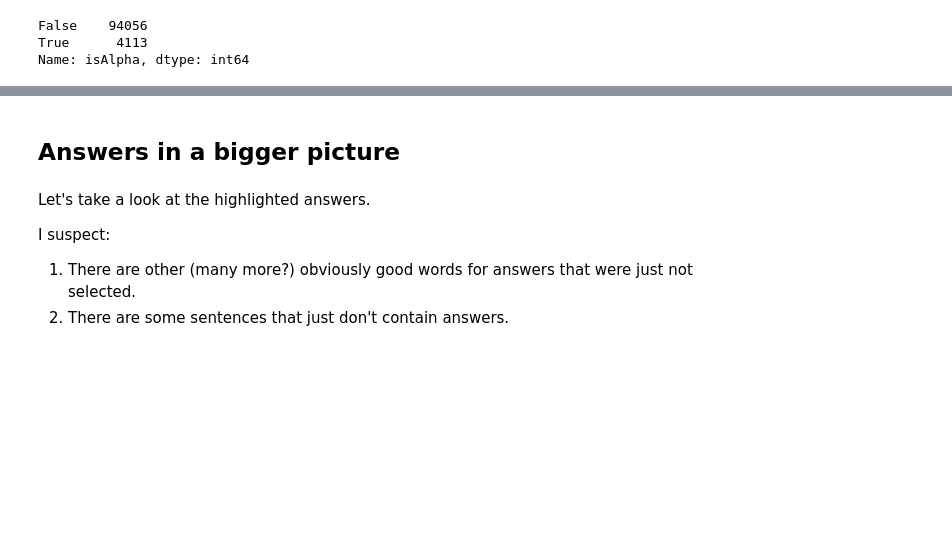
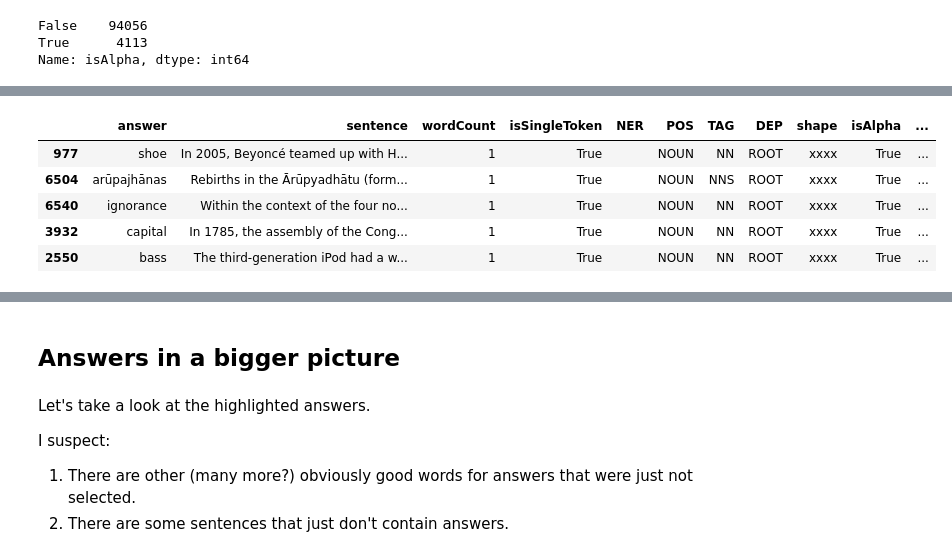
Before and after one commit to KristiyanVachev/Question-Generation, a Jupyter notebook: 01. Data Exploration/SQuADv1.ipynb, the cells around one changed output, grey strips where cells are left out. Saved outputs shown, nothing was run; the diff lists cells and outputs as text; code cells hidden in the pictures; blank space fills up the shorter version.

```diff
--- a/01. Data Exploration/SQuADv1.ipynb
+++ b/01. Data Exploration/SQuADv1.ipynb
@@ -930,0 +965,9 @@ And also, I think I need to explore the difference between answer and a non-answ
+# %%
+answersDf[answersDf['POS'] == 'NOUN'].sample(n=5, random_state=16)
+# %% [output]
+|  | answer | sentence | wordCount | isSingleToken | NER | POS | TAG | DEP | shape | isAlpha | ... |
+| 977 | shoe | In 2005, Beyoncé teamed up with H... | 1 | True |  | NOUN | NN | ROOT | xxxx | True | ... |
+| 6504 | arūpajhānas | Rebirths in the Ārūpyadhātu (form... | 1 | True |  | NOUN | NNS | ROOT | xxxx | True | ... |
+| 6540 | ignorance | Within the context of the four no... | 1 | True |  | NOUN | NN | ROOT | xxxx | True | ... |
+| 3932 | capital | In 1785, the assembly of the Cong... | 1 | True |  | NOUN | NN | ROOT | xxxx | True | ... |
+| 2550 | bass | The third-generation iPod had a w... | 1 | True |  | NOUN | NN | ROOT | xxxx | True | ... |
```
Also changed, not shown: parts of 29 cells of this notebook.
